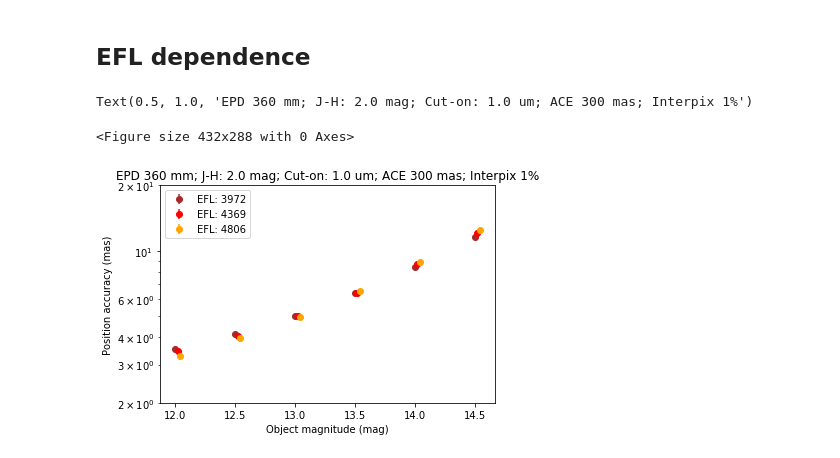
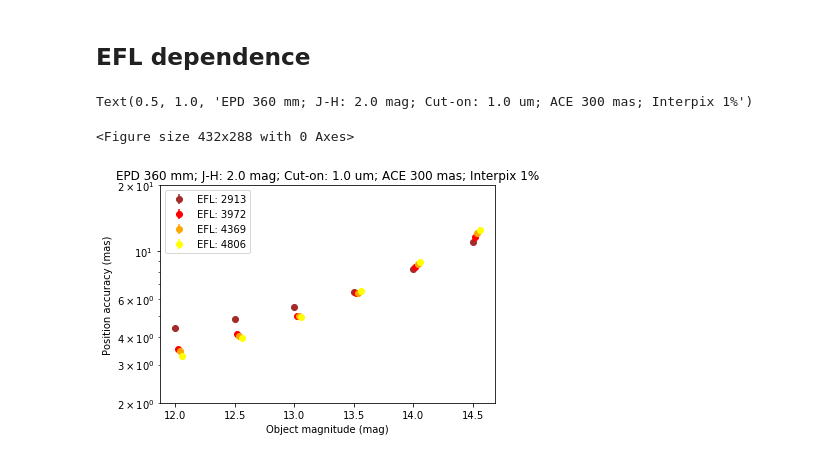
Before and after one commit to tkamizuka/jasmine-imagesim-data, a Jupyter notebook: 20220514a/99_Summary.ipynb, the cells around one changed output. Cells and saved outputs as stored; diff of their text form; code cells hidden in the pictures.

Commit message:
New data added (TK).

```diff
--- a/20220514a/99_Summary.ipynb
+++ b/20220514a/99_Summary.ipynb
@@ -27,6 +27,8 @@ data['ctl5_det10_tel10'] = {'data':np.loadtxt('02_results_ctl5_det10_tel10/data_
 data['ctl5_det10_tel11'] = {'data':np.loadtxt('02_results_ctl5_det10_tel11/data_accuracy.dat'),'epd':340,'efl':4369,'cuton':1.0,'ace':250,'interpix':0.01}
 data['ctl2_det10_tel10a'] = {'data':np.loadtxt('02_results_ctl2_det10_tel10a/data_accuracy.dat'),'epd':360,'efl':4806,'cuton':1.0,'ace':300,'interpix':0.01}
 data['ctl2_det10_tel10b'] = {'data':np.loadtxt('02_results_ctl2_det10_tel10b/data_accuracy.dat'),'epd':360,'efl':3972,'cuton':1.0,'ace':300,'interpix':0.01}
+data['ctl2_det10_tel10e'] = {'data':np.loadtxt('02_results_ctl2_det10_tel10e/data_accuracy.dat'),'epd':360,'efl':2913,'cuton':1.0,'ace':300,'interpix':0.01}
+#data['ctl2_det10_tel10f'] = {'data':np.loadtxt('02_results_ctl2_det10_tel10f/data_accuracy.dat'),'epd':360,'efl':2185,'cuton':1.0,'ace':300,'interpix':0.01}
 data['ctl2_det11_tel10'] = {'data':np.loadtxt('02_results_ctl2_det11_tel10/data_accuracy.dat'),'epd':360,'efl':4369,'cuton':1.0,'ace':300,'interpix':0.02}
 data['ctl6_det10_tel10'] = {'data':np.loadtxt('02_results_ctl6_det10_tel10/data_accuracy.dat'),'epd':360,'efl':4369,'cuton':1.0,'ace':0,'interpix':0.01}
 data['ctl7_det10_tel10'] = {'data':np.loadtxt('02_results_ctl7_det10_tel10/data_accuracy.dat'),'epd':360,'efl':4369,'cuton':1.0,'ace':300,'interpix':0.00}
@@ -115,23 +117,23 @@ Text(0.5, 1.0, 'EPD 360 mm; EFL: 4369 mm; J-H: 2.0 mag; Cut-on: 1.0 um; ACE 300
 # %%
 plt.figure(facecolor='white')
 fig, ax = plt.subplots()
 ax.set_yscale('log')
 ax.set_ylim([ymin, ymax])
 ax.set_ylabel('Position accuracy (mas)')
 ax.set_xlabel('Object magnitude (mag)')
 
-keys = ['ctl2_det10_tel10b', 'ctl2_det10_tel10', 'ctl2_det10_tel10a']
+keys = ['ctl2_det10_tel10e', 'ctl2_det10_tel10b', 'ctl2_det10_tel10', 'ctl2_det10_tel10a']
 
 for i, k in enumerate(keys):
     d = data[k]
     if d['cuton']==1.0 and i<=7:
         fct = pixsize/d['efl']/1e-3*180.*3600./np.pi*1000 # px -> mas conv. fct.
         ax.errorbar(d['data'][:,0]+i*0.02, d['data'][:,1]*fct, yerr=d['data'][:,2]*fct,
                     color=colors[i], marker='o', linestyle='None',
                     label='EFL: {:4.0f}'.format(d['efl']))
 plt.legend()
 plt.title('EPD 360 mm; J-H: 2.0 mag; Cut-on: 1.0 um; ACE 300 mas; Interpix 1%')
 # %% [output]
 Text(0.5, 1.0, 'EPD 360 mm; J-H: 2.0 mag; Cut-on: 1.0 um; ACE 300 mas; Interpix 1%')
 <Figure size 432x288 with 0 Axes>
-[figure, old version]
+[figure, new version]
```
Also changed, not shown: 51 other files.
